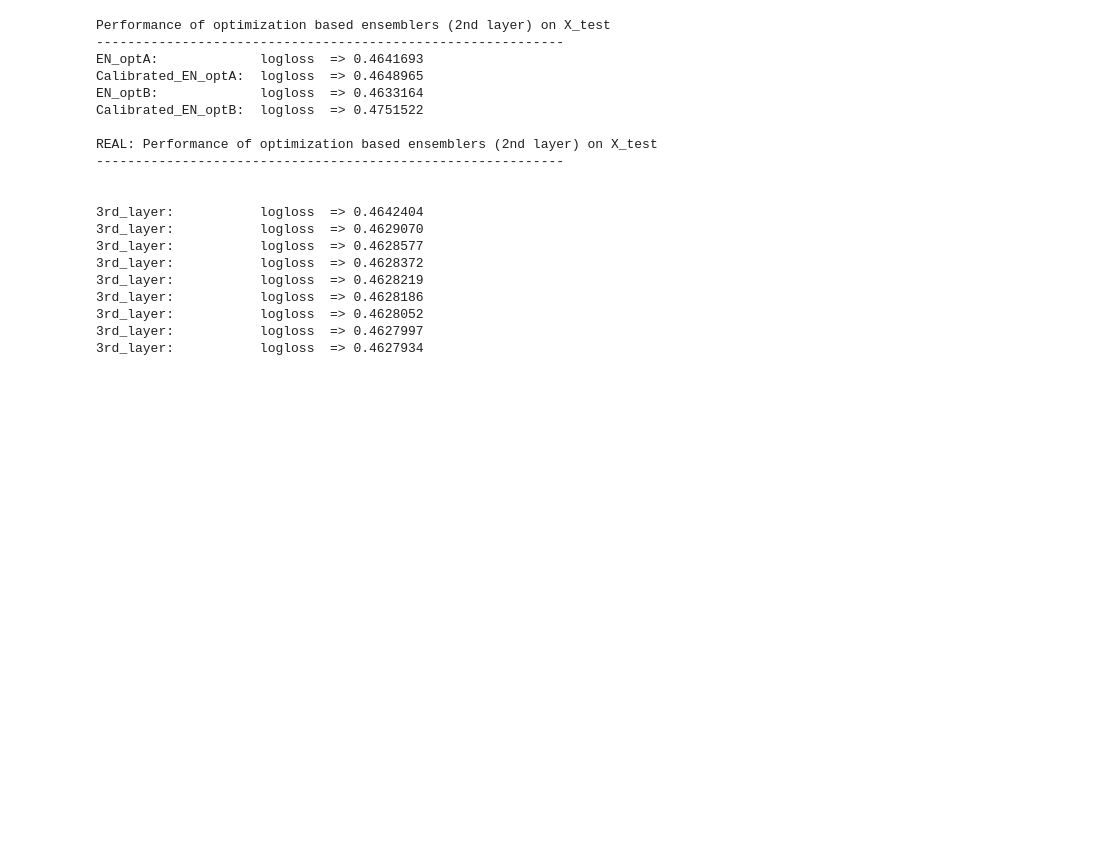
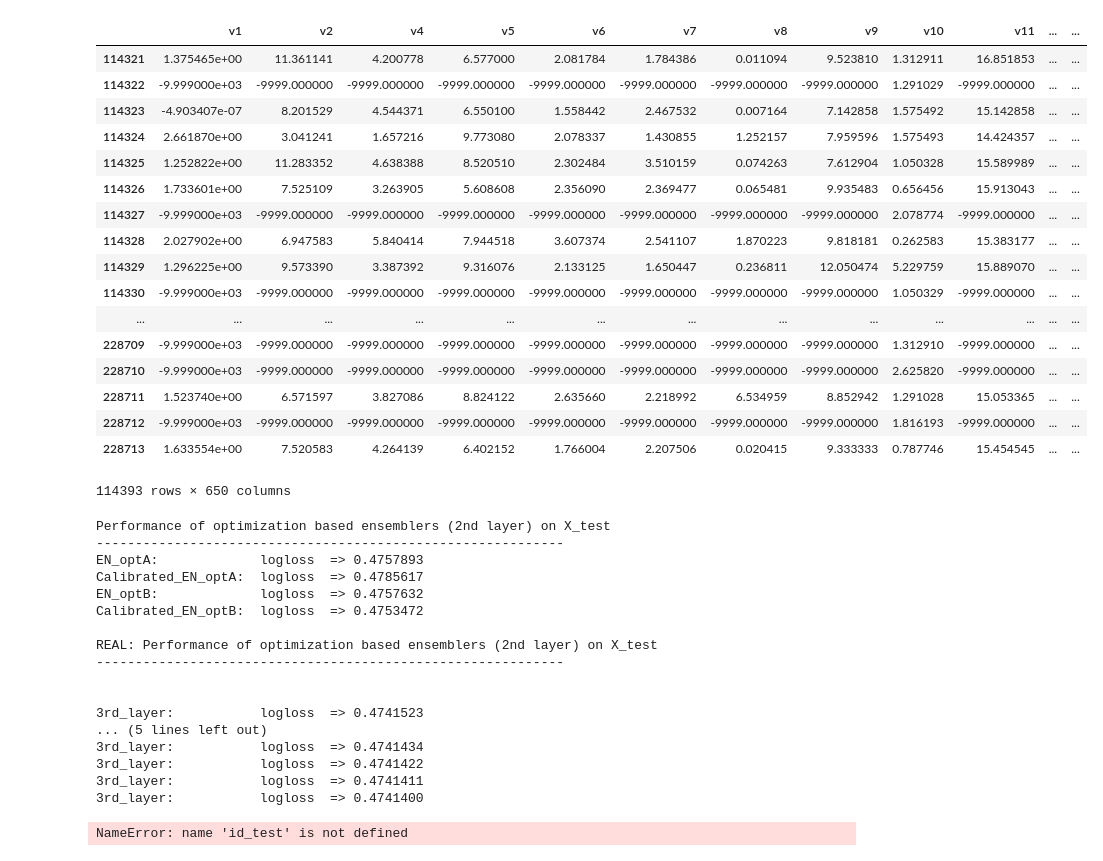
Before and after one commit to pmk2109/Kaggle, a Jupyter notebook: BNP_Paribas/theowl_script.ipynb, the cells around one changed output. Drawn from its saved outputs; the diff is of its cells as text; code cells hidden in the pictures; blank space fills up the shorter version.

Commit message:
updated scripts

```diff
--- a/BNP_Paribas/theowl_script.ipynb
+++ b/BNP_Paribas/theowl_script.ipynb
@@ -45,27 +60,46 @@ p_valid, p_test, p_valid_real, p_test_real = run_classifiers(train, target, test
+# %%
+test
+# %% [output]
+|  | v1 | v2 | v4 | v5 | v6 | v7 | v8 | v9 | v10 | v11 | ... | ... |
+| 114321 | 1.375465e+00 | 11.361141 | 4.200778 | 6.577000 | 2.081784 | 1.784386 | 0.011094 | 9.523810 | 1.312911 | 16.851853 | ... | ... |
+| 114322 | -9.999000e+03 | -9999.000000 | -9999.000000 | -9999.000000 | -9999.000000 | -9999.000000 | -9999.000000 | -9999.000000 | 1.291029 | -9999.000000 | ... | ... |
+| 114323 | -4.903407e-07 | 8.201529 | 4.544371 | 6.550100 | 1.558442 | 2.467532 | 0.007164 | 7.142858 | 1.575492 | 15.142858 | ... | ... |
+| 114324 | 2.661870e+00 | 3.041241 | 1.657216 | 9.773080 | 2.078337 | 1.430855 | 1.252157 | 7.959596 | 1.575493 | 14.424357 | ... | ... |
+| 114325 | 1.252822e+00 | 11.283352 | 4.638388 | 8.520510 | 2.302484 | 3.510159 | 0.074263 | 7.612904 | 1.050328 | 15.589989 | ... | ... |
+| 114326 | 1.733601e+00 | 7.525109 | 3.263905 | 5.608608 | 2.356090 | 2.369477 | 0.065481 | 9.935483 | 0.656456 | 15.913043 | ... | ... |
+| 114327 | -9.999000e+03 | -9999.000000 | -9999.000000 | -9999.000000 | -9999.000000 | -9999.000000 | -9999.000000 | -9999.000000 | 2.078774 | -9999.000000 | ... | ... |
+| 114328 | 2.027902e+00 | 6.947583 | 5.840414 | 7.944518 | 3.607374 | 2.541107 | 1.870223 | 9.818181 | 0.262583 | 15.383177 | ... | ... |
+| 114329 | 1.296225e+00 | 9.573390 | 3.387392 | 9.316076 | 2.133125 | 1.650447 | 0.236811 | 12.050474 | 5.229759 | 15.889070 | ... | ... |
+| 114330 | -9.999000e+03 | -9999.000000 | -9999.000000 | -9999.000000 | -9999.000000 | -9999.000000 | -9999.000000 | -9999.000000 | 1.050329 | -9999.000000 | ... | ... |
+| ... | ... | ... | ... | ... | ... | ... | ... | ... | ... | ... | ... | ... |
+| 228709 | -9.999000e+03 | -9999.000000 | -9999.000000 | -9999.000000 | -9999.000000 | -9999.000000 | -9999.000000 | -9999.000000 | 1.312910 | -9999.000000 | ... | ... |
+| 228710 | -9.999000e+03 | -9999.000000 | -9999.000000 | -9999.000000 | -9999.000000 | -9999.000000 | -9999.000000 | -9999.000000 | 2.625820 | -9999.000000 | ... | ... |
+| 228711 | 1.523740e+00 | 6.571597 | 3.827086 | 8.824122 | 2.635660 | 2.218992 | 6.534959 | 8.852942 | 1.291028 | 15.053365 | ... | ... |
+| 228712 | -9.999000e+03 | -9999.000000 | -9999.000000 | -9999.000000 | -9999.000000 | -9999.000000 | -9999.000000 | -9999.000000 | 1.816193 | -9999.000000 | ... | ... |
+| 228713 | 1.633554e+00 | 7.520583 | 4.264139 | 6.402152 | 1.766004 | 2.207506 | 0.020415 | 9.333333 | 0.787746 | 15.454545 | ... | ... |
+114393 rows × 650 columns
 # %%
-preds = optimizer(p_valid, p_test, y_valid, p_valid_real, p_test_real, y_valid_real, y_test, for_real)
-pd.DataFrame({"ID": id_test, "PredictedProb": preds[:,1]}).to_csv('owls_script_better_params.csv',index=False)
+preds = optimizer(p_valid, p_test, y_valid, p_valid_real, p_test_real, y_valid_real, y_test, for_real=True)
+pd.DataFrame({"ID": id_test, "PredictedProb": preds[:,1]}).to_csv('owls_script_better_params_2jitters.csv',index=False)
 # %% [output]
 Performance of optimization based ensemblers (2nd layer) on X_test
 ------------------------------------------------------------
-EN_optA:             logloss  => 0.4641693
-Calibrated_EN_optA:  logloss  => 0.4648965
-EN_optB:             logloss  => 0.4633164
-Calibrated_EN_optB:  logloss  => 0.4751522
+EN_optA:             logloss  => 0.4757893
+Calibrated_EN_optA:  logloss  => 0.4785617
+EN_optB:             logloss  => 0.4757632
+Calibrated_EN_optB:  logloss  => 0.4753472
 
 REAL: Performance of optimization based ensemblers (2nd layer) on X_test
 ------------------------------------------------------------
 
 
-3rd_layer:           logloss  => 0.4642404
-3rd_layer:           logloss  => 0.4629070
-3rd_layer:           logloss  => 0.4628577
-3rd_layer:           logloss  => 0.4628372
-3rd_layer:           logloss  => 0.4628219
-3rd_layer:           logloss  => 0.4628186
-3rd_layer:           logloss  => 0.4628052
-3rd_layer:           logloss  => 0.4627997
-3rd_layer:           logloss  => 0.4627934
+3rd_layer:           logloss  => 0.4741523
+... (5 lines left out)
+3rd_layer:           logloss  => 0.4741434
+3rd_layer:           logloss  => 0.4741422
+3rd_layer:           logloss  => 0.4741411
+3rd_layer:           logloss  => 0.4741400
+NameError: name 'id_test' is not defined
 # %%
 #3rd layer gives .462, kaggle score is .464
 # %%
```
Also changed, not shown: parts of 2 cells of this notebook, 2 other files.
